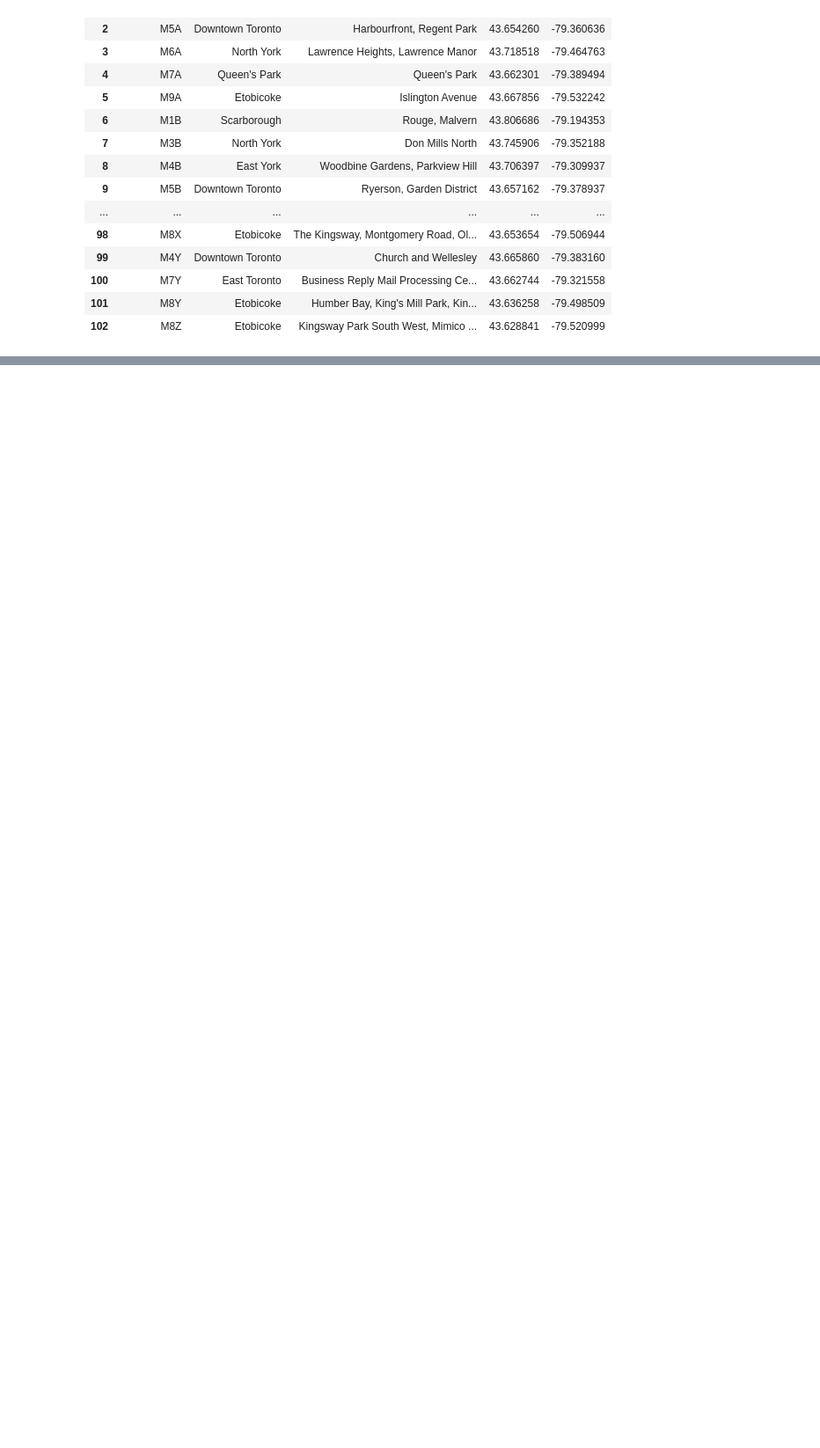
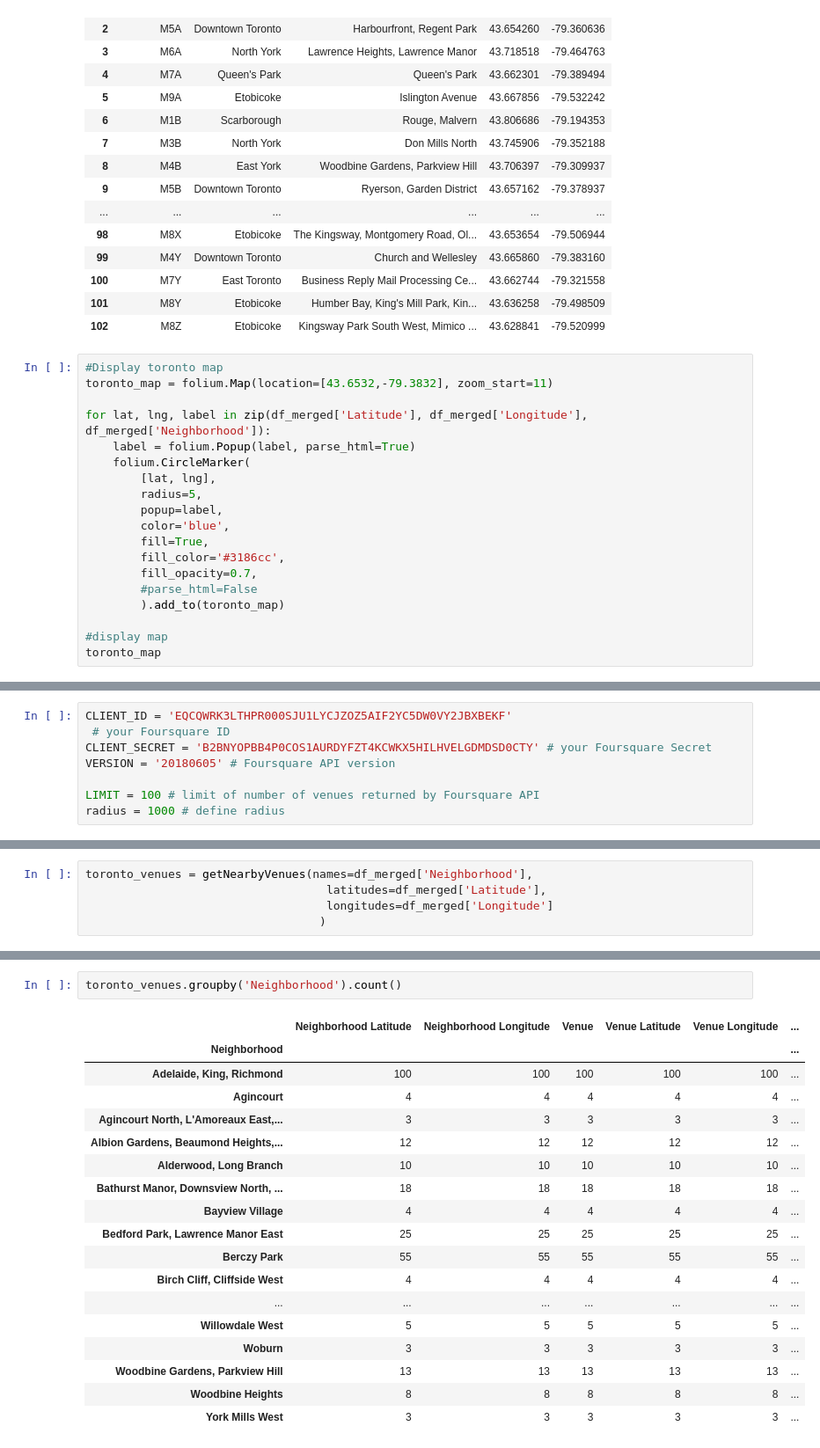
Before and after one commit to strange1120/toronto-neighborhood-clustering, a Jupyter notebook: toronto-clustering.ipynb, the cells around one changed output, grey strips where cells are left out. Shown: that part at 88% size. Saved outputs shown, nothing was run; the diff lists cells and outputs as text; blank space fills up the shorter version.

```diff
--- a/toronto-clustering.ipynb
+++ b/toronto-clustering.ipynb
@@ -169,3 +169,22 @@ df_merged
 | 100 | M7Y | East Toronto | Business Reply Mail Processing Ce... | 43.662744 | -79.321558 |
 | 101 | M8Y | Etobicoke | Humber Bay, King's Mill Park, Kin... | 43.636258 | -79.498509 |
 | 102 | M8Z | Etobicoke | Kingsway Park South West, Mimico ... | 43.628841 | -79.520999 |
+# %%
+#Display toronto map
+toronto_map = folium.Map(location=[43.6532,-79.3832], zoom_start=11)
+
+for lat, lng, label in zip(df_merged['Latitude'], df_merged['Longitude'], df_merged['Neighborhood']):
+    label = folium.Popup(label, parse_html=True)
+    folium.CircleMarker(
+        [lat, lng],
+        radius=5,
+        popup=label,
+        color='blue',
+        fill=True,
+        fill_color='#3186cc',
+        fill_opacity=0.7,
+        #parse_html=False
+        ).add_to(toronto_map)
+
+#display map
+toronto_map
@@ -171,0 +193,8 @@ df_merged
+# %%
+CLIENT_ID = 'EQCQWRK3LTHPR000SJU1LYCJZOZ5AIF2YC5DW0VY2JBXBEKF'
+ # your Foursquare ID
+CLIENT_SECRET = 'B2BNYOPBB4P0COS1AURDYFZT4KCWKX5HILHVELGDMDSD0CTY' # your Foursquare Secret
+VERSION = '20180605' # Foursquare API version
+
+LIMIT = 100 # limit of number of venues returned by Foursquare API
+radius = 1000 # define radius
@@ -171,0 +241,5 @@ df_merged
+# %%
+toronto_venues = getNearbyVenues(names=df_merged['Neighborhood'],
+                                   latitudes=df_merged['Latitude'],
+                                   longitudes=df_merged['Longitude']
+                                  )
@@ -171,0 +279,21 @@ df_merged
+# %%
+toronto_venues.groupby('Neighborhood').count()
+# %% [output]
+|  | Neighborhood Latitude | Neighborhood Longitude | Venue | Venue Latitude | Venue Longitude | ... |
+| Neighborhood |  |  |  |  |  | ... |
+| Adelaide, King, Richmond | 100 | 100 | 100 | 100 | 100 | ... |
+| Agincourt | 4 | 4 | 4 | 4 | 4 | ... |
+| Agincourt North, L'Amoreaux East,... | 3 | 3 | 3 | 3 | 3 | ... |
+| Albion Gardens, Beaumond Heights,... | 12 | 12 | 12 | 12 | 12 | ... |
+| Alderwood, Long Branch | 10 | 10 | 10 | 10 | 10 | ... |
+| Bathurst Manor, Downsview North, ... | 18 | 18 | 18 | 18 | 18 | ... |
+| Bayview Village | 4 | 4 | 4 | 4 | 4 | ... |
+| Bedford Park, Lawrence Manor East | 25 | 25 | 25 | 25 | 25 | ... |
+| Berczy Park | 55 | 55 | 55 | 55 | 55 | ... |
+| Birch Cliff, Cliffside West | 4 | 4 | 4 | 4 | 4 | ... |
+| ... | ... | ... | ... | ... | ... | ... |
+| Willowdale West | 5 | 5 | 5 | 5 | 5 | ... |
+| Woburn | 3 | 3 | 3 | 3 | 3 | ... |
+| Woodbine Gardens, Parkview Hill | 13 | 13 | 13 | 13 | 13 | ... |
+| Woodbine Heights | 8 | 8 | 8 | 8 | 8 | ... |
+| York Mills West | 3 | 3 | 3 | 3 | 3 | ... |
```
Also changed, not shown: parts of 9 cells of this notebook.
